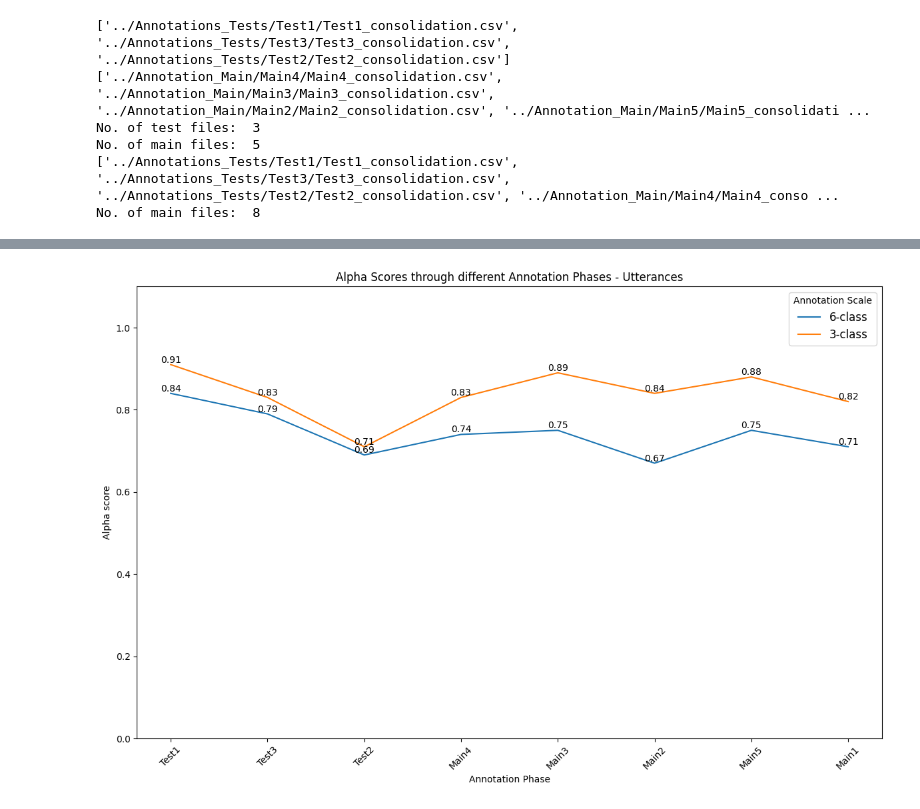
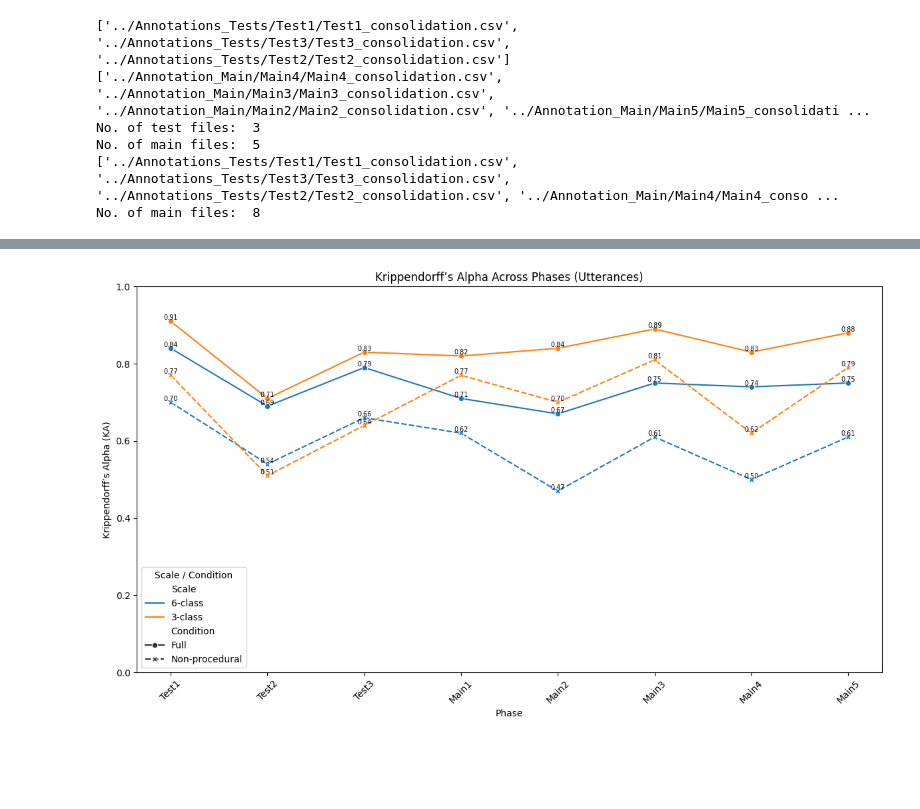
Before and after one commit to katjameden/ParlaMint_Sentiment, a Jupyter notebook: Utterances/Notebooks/Annotation_evaluation.ipynb, the cells around one changed output, grey strips where cells are left out. Saved outputs shown, nothing was run; the diff lists cells and outputs as text; code cells hidden in the pictures; blank space fills up the shorter version.

Commit message:
Code refactoring - Utterance KA

```diff
--- a/Utterances/Notebooks/Annotation_evaluation.ipynb
+++ b/Utterances/Notebooks/Annotation_evaluation.ipynb
@@ -145,20 +117,34 @@ scores
+# %%
+df_ka = summary.melt(id_vars='Phase', value_vars=[col for col in summary.columns if col.startswith('KA')],
+                     var_name='Metric', value_name='KA')
+df_ka['Scale'] = df_ka['Metric'].apply(lambda x: '6-class' if '_6' in x else '3-class')
+df_ka['Condition'] = df_ka['Metric'].apply(lambda x: 'Full' if 'full' in x else 'Non-procedural')
+
+#Order_full = all columns, order = Main only
+order_full = ['Test1', 'Test2', 'Test3', 'Main1', 'Main2', 'Main3', 'Main4', 'Main5']
+order = ['Main1', 'Main2', 'Main3', 'Main4', 'Main5']
+
+df_ka['Phase'] = pd.Categorical(df_ka['Phase'], categories=order_full, ordered=True)
 # %%
-plt.figure(figsize=(12,8))
-lineplot = sns.lineplot(data=scores, x="Phase", y="Alpha Score", hue='Scale', markers=True)
+plt.figure(figsize=(12, 7))
+lineplot = sns.lineplot(data=df_ka,
+             x='Phase', y='KA',
+             hue='Scale', style='Condition',
+             markers=True, dashes=True)
 
-plt.title('Alpha Scores through different Annotation Phases - Utterances')
-plt.xlabel("Annotation Phase")
-plt.ylabel("Alpha score")
-plt.legend(title="Annotation Scale", fontsize=12)
+plt.title("Krippendorff’s Alpha Across Phases (Utterances)")
+plt.ylabel("Krippendorff’s Alpha (KA)")
+plt.ylim(0, 1)
 plt.xticks(rotation=45)
-plt.ylim(0, 1.1)
+plt.legend(title='Scale / Condition')
 
+#Adding KA scores to the
 for line in lineplot.lines:
     for x_data, y_data in zip(line.get_xdata(), line.get_ydata()):
-        plt.text(x_data, y_data, f'{y_data:.2f}', fontsize=10, ha='center', va='bottom')
+        plt.text(x_data, y_data, f'{y_data:.2f}', fontsize=7, ha='center', va='bottom')
 
 plt.tight_layout()
-plt.savefig('../Figures/KA_Tracking.png', dpi=300)
+plt.savefig('../Figures/KA_Utternaces.png', dpi=300)
 plt.show()
 # %% [output]
-[figure, old version]
+[figure, new version]
```
Also changed, not shown: parts of 2 cells of this notebook, 6 other files.
